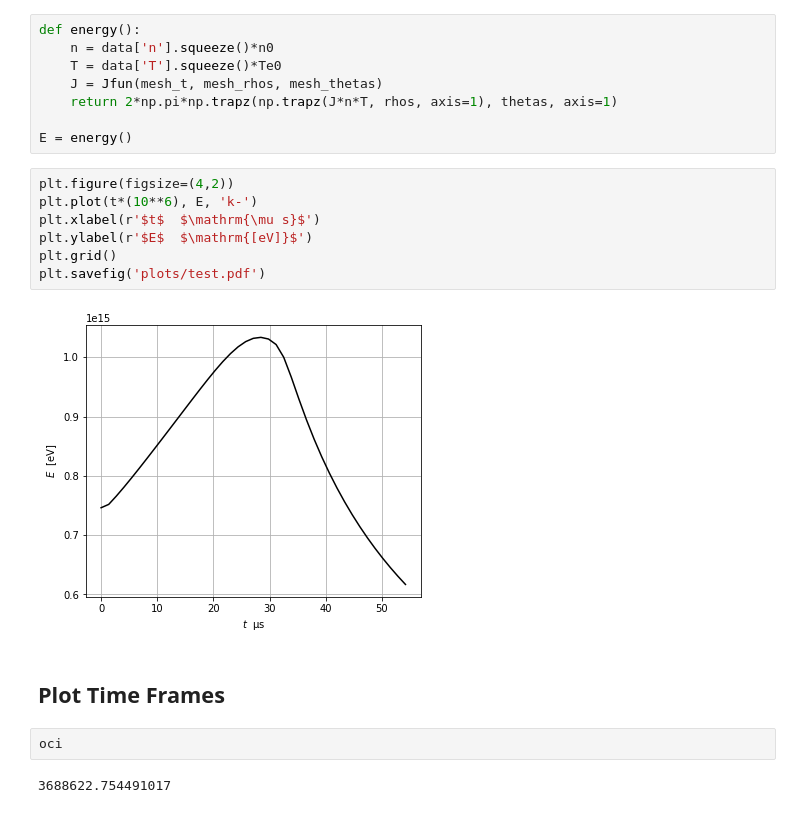
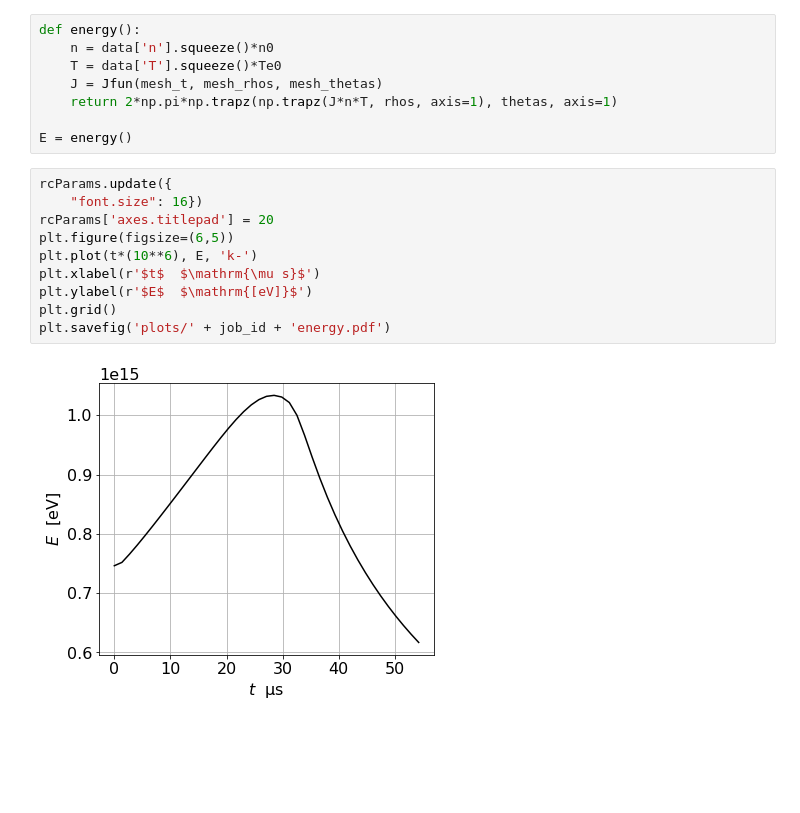
Before and after one commit to runehoejlund/north-simulation, a Jupyter notebook: data_analysis_energy.ipynb, the cells around one changed output. Drawn from its saved outputs; the diff is of its cells as text; blank space fills up the shorter version.

```diff
--- a/data_analysis_energy.ipynb
+++ b/data_analysis_energy.ipynb
@@ -159,17 +159,14 @@ def energy():
 
 E = energy()
 # %%
-plt.figure(figsize=(4,2))
+rcParams.update({
+    "font.size": 16})
+rcParams['axes.titlepad'] = 20
+plt.figure(figsize=(6,5))
 plt.plot(t*(10**6), E, 'k-')
 plt.xlabel(r'$t$  $\mathrm{\mu s}$')
 plt.ylabel(r'$E$  $\mathrm{[eV]}$')
 plt.grid()
-plt.savefig('plots/test.pdf')
+plt.savefig('plots/' + job_id + 'energy.pdf')
 # %% [output]
-[figure, old version]
+[figure, new version]
-# %% [markdown]
-## Plot Time Frames
-# %%
-oci
-# %% [output]
-3688622.754491017
```
Also changed, not shown: parts of 7 cells of this notebook.
